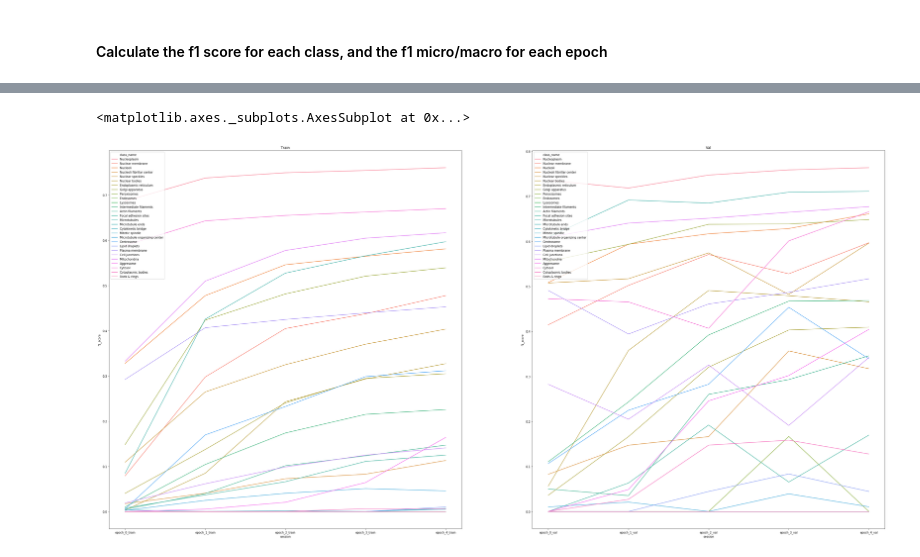
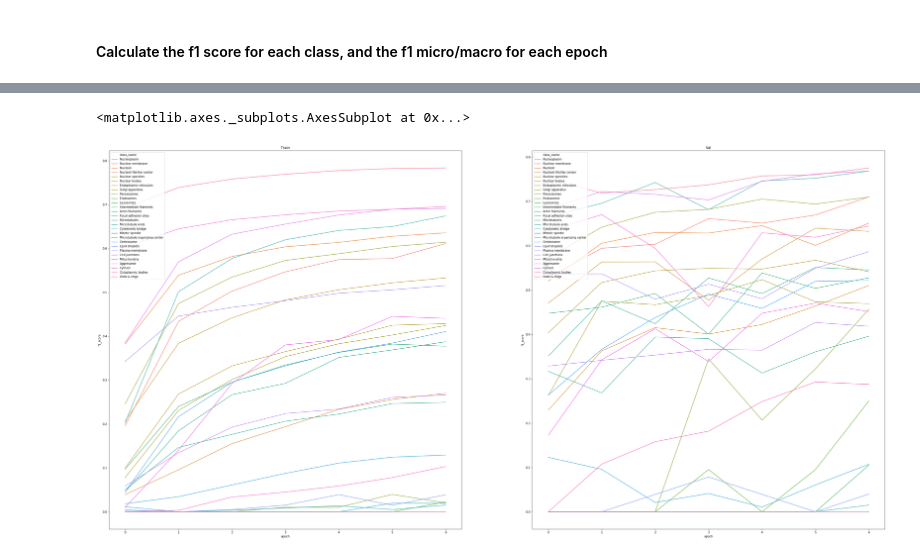
Before and after one commit to kevinlu1211/atlas-human-protein-classification, a Jupyter notebook: src/notebook/diagnosis.ipynb, the cells around one changed output, grey strips where cells are left out. Drawn from its saved outputs; the diff is of its cells as text; code cells hidden in the pictures.

```diff
--- a/src/notebook/diagnosis.ipynb
+++ b/src/notebook/diagnosis.ipynb
@@ -21,15 +21,15 @@ from src.image import get_image_with_id, get_image_from_class, plot_rgby
 # %% [markdown]
 #### Load in the results file and combine the training logs
 # %%
-# ROOT_PATH = Path("results/iafoss_resnet34_20181213-194553/training_logs")
-ROOT_PATH = Path("results/gapnet_resnet34_20181213-193008/training_logs")
+# ROOT_PATH = Path("results/iafoss_resnet34_20181214-195627/training_logs")
+ROOT_PATH = Path("results/gapnet_resnet34_20181214-195428/training_logs")
 # %%
 csv_paths = sorted(ROOT_PATH.glob("*.csv"), key=lambda x: int(x.stem.split("_")[1]))
 # %%
 string_to_num = lambda x: np.fromstring(x.strip("[]").replace("\n", ""), sep=" ")
 def load_combined_df(paths):
     dfs = []
-    for path in paths:
+    for path in tqdm_notebook(paths):
         df = pd.read_csv(path)
         df['session'] = path.stem
         df['label'] = df['label'].map(string_to_num)
@@ -83,10 +89,11 @@ def get_metric_df(df):
 # %%
 def create_combined_sessions_metrics_df(combined_df, sessions):
     metrics_df = []
-    for s in tqdm_notebook(sessions):
+    for i, s in enumerate(tqdm_notebook(sessions)):
         df = get_session_df(combined_df, s)
         metric_df = get_metric_df(df)
         metric_df['session'] = s
+        metric_df['epoch'] = i
         metrics_df.append(metric_df)
     return pd.concat(metrics_df)
 # %%
@@ -138,9 +191,9 @@ import seaborn as sns
 # %%
 _, axs = plt.subplots(1, 2, figsize=(48, 24))
 axs[0].set_title("Train")
-sns.lineplot(x="session", y="f1_score", hue="class_name", data=train_metrics_df, legend="full", ax=axs[0])
+sns.lineplot(x="epoch", y="f1_score", hue="class_name", data=train_metrics_df, legend="full", ax=axs[0])
 axs[1].set_title("Val")
-sns.lineplot(x="session", y="f1_score", hue="class_name", data=val_metrics_df, legend="full", ax=axs[1])
+sns.lineplot(x="epoch", y="f1_score", hue="class_name", data=val_metrics_df, legend="full", ax=axs[1])
 # %% [output]
 <matplotlib.axes._subplots.AxesSubplot at 0x...>
-[figure, old version]
+[figure, new version]
```
Also changed, not shown: parts of 6 cells of this notebook, 5 other files.
